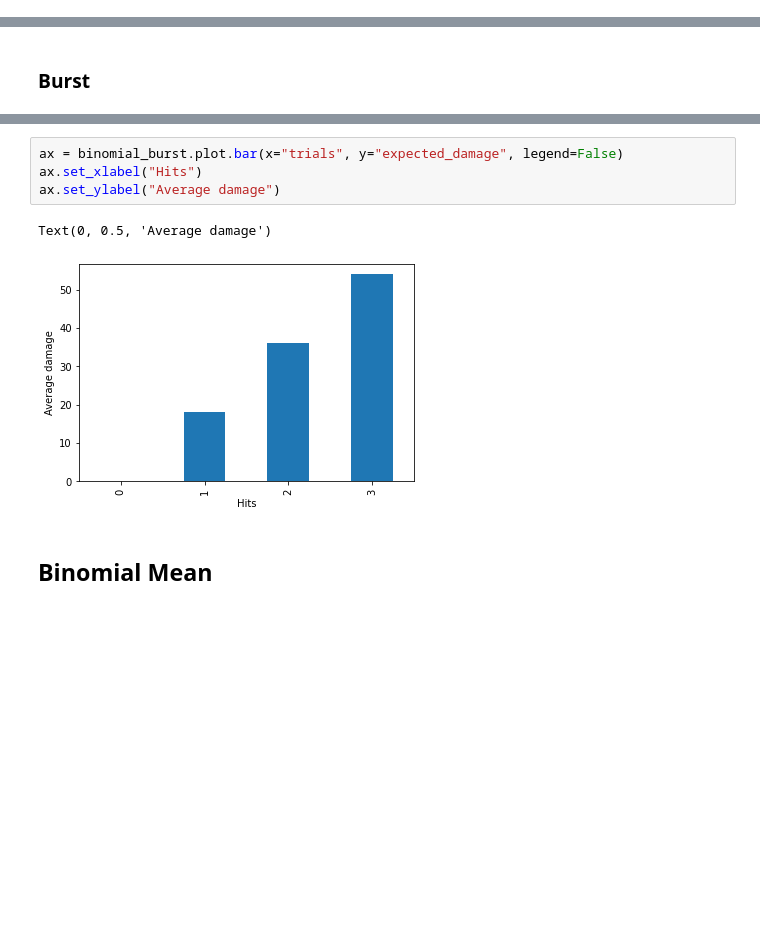
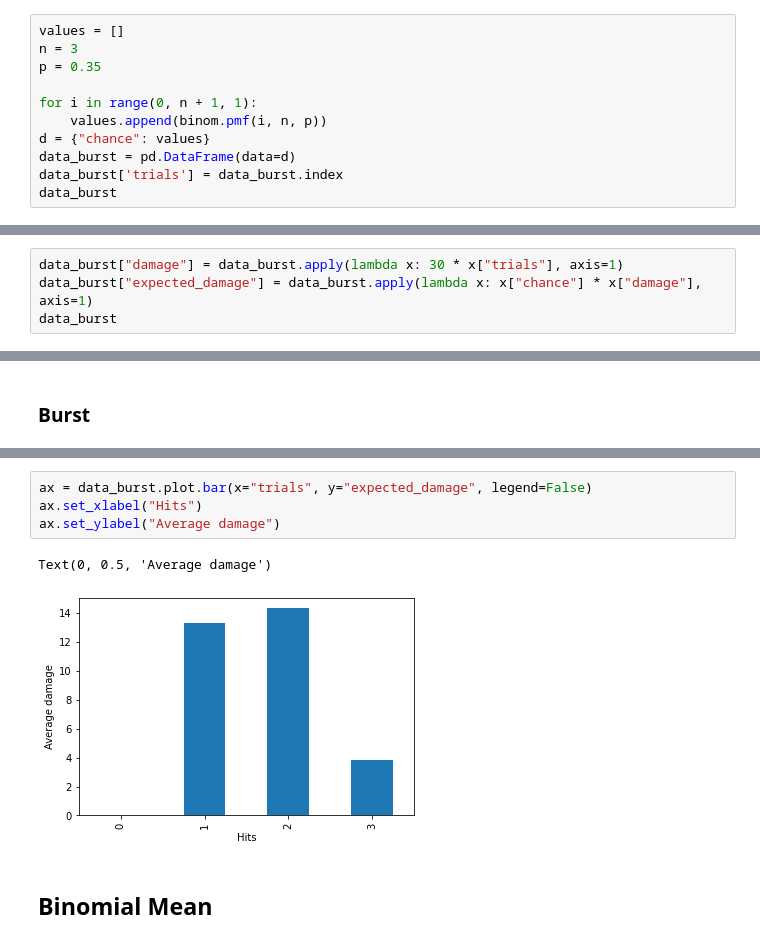
Before and after one commit to Bernardo-MG/wargame_analysis_jupyter_notebook, a Jupyter notebook: weapon_expected_damage.ipynb, the cells around one changed output, grey strips where cells are left out. Cells and saved outputs as stored; diff of their text form; blank space fills up the shorter version.

```diff
--- a/weapon_expected_damage.ipynb
+++ b/weapon_expected_damage.ipynb
@@ -22,0 +52,11 @@ We want to know:
+# %%
+values = []
+n = 3
+p = 0.35
+
+for i in range(0, n + 1, 1):
+    values.append(binom.pmf(i, n, p))
+d = {"chance": values}
+data_burst = pd.DataFrame(data=d)
+data_burst['trials'] = data_burst.index
+data_burst
@@ -22,0 +69,4 @@ We want to know:
+# %%
+data_burst["damage"] = data_burst.apply(lambda x: 30 * x["trials"], axis=1)
+data_burst["expected_damage"] = data_burst.apply(lambda x: x["chance"] * x["damage"], axis=1)
+data_burst
@@ -110,10 +130,10 @@ binomial_burst
 # %%
-ax = binomial_burst.plot.bar(x="trials", y="expected_damage", legend=False)
+ax = data_burst.plot.bar(x="trials", y="expected_damage", legend=False)
 ax.set_xlabel("Hits")
 ax.set_ylabel("Average damage")
 # %% [output]
 Text(0, 0.5, 'Average damage')
-[figure, old version]
+[figure, new version]
 # %% [markdown]
 ## Binomial Mean
 # %% [markdown]
```
Also changed, not shown: parts of 16 cells of this notebook.
